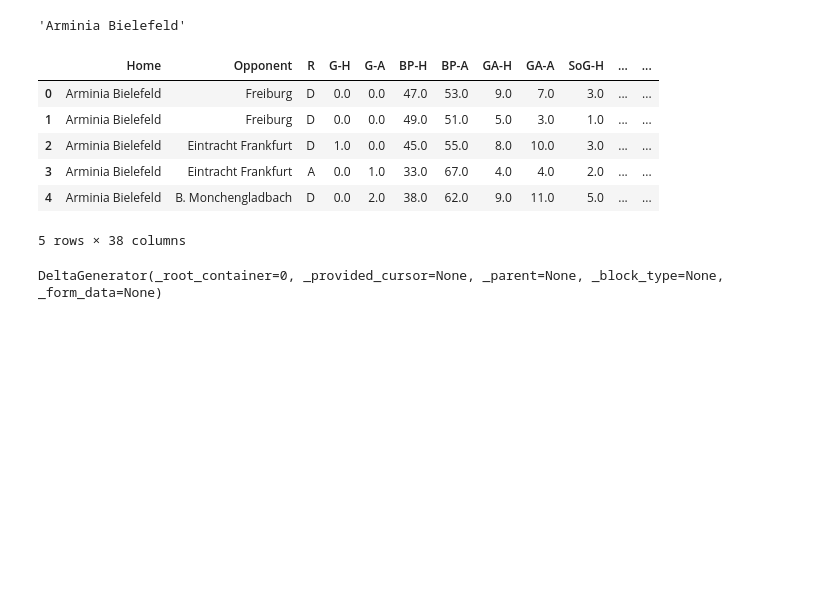
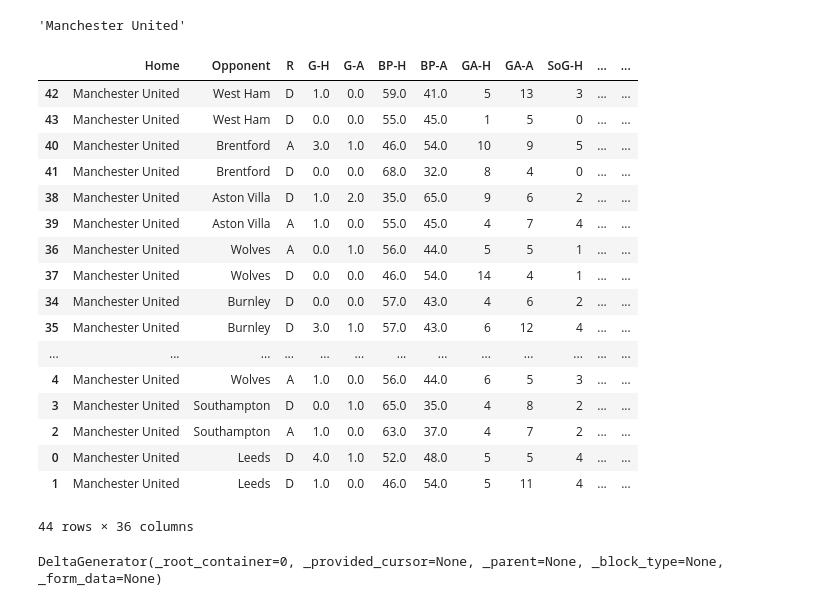
Before and after one commit to mgebele/football_stats, a Jupyter notebook: football_live.ipynb, the cells around one changed output. Cells and saved outputs as stored; diff of their text form; code cells hidden in the pictures; blank space fills up the shorter version.

Commit message:
fixed teamname naming conflict

```diff
--- a/football_live.ipynb
+++ b/football_live.ipynb
@@ -79,7 +79,7 @@ cleaned_names_saissons = sorted(cleaned_names_saissons, key=lambda x: int(
 
 global saison
 saison = st.sidebar.selectbox("Saison", list(
-    cleaned_names_saissons), 0)
+    cleaned_names_saissons), 3)
 print(saison)
 # map names back for reading the correct csv name
 # %% [output]
@@ -102,6 +102,7 @@ except:
     df_complete_saison = pd.read_csv(
         "htdatan/"+saison+"_24102021.csv", index_col=0, encoding='utf-8')
 
+df_complete_saison = df_complete_saison.replace(teamnamedict)
 dfallteamnamesl = df_complete_saison.H_Teamnames.unique()
 
 # take only the 0 part of the every list entry
@@ -110,7 +111,7 @@ for x in range(0, len(dfallteamnamesl)):
     teamsoptions.append(dfallteamnamesl[x])
 
 global xg_team
-xg_team = st.sidebar.selectbox("Team", list(np.sort(teamsoptions)), 0)
+xg_team = st.sidebar.selectbox("Team", list(np.sort(teamsoptions)), 12)
 
 # convert string to df to use process_team_names_of_df function
 df_teamname = pd.DataFrame([xg_team])
@@ -126,0 +151,14 @@ df = df_complete_saison[(df_complete_saison.H_Teamnames == team) | (
+# %%
+
+# convert string to df to use process_team_names_of_df function
+df_teamname = pd.DataFrame([xg_team])
+
+# convert xg teamnames to correct ones that are used in htdatan
+team_df = df_teamname.replace(teamnamedict)
+# teamname corrected that it fits to htdatan teamnames
+team = team_df.iloc[0][0]
+
+df = df_complete_saison[(df_complete_saison.H_Teamnames == team) | (
+    df_complete_saison.A_Teamnames == team)]
+
+# return df, team, saison
@@ -127,4 +472,4 @@ df = df_complete_saison[(df_complete_saison.H_Teamnames == team) | (
 # %%
 team
 # %% [output]
-'Arminia Bielefeld'
+'Manchester United'
@@ -437,6 +494,27 @@ df4Home, df4OpponentReversed = df_specific_team(
     dfxg_df_merged_cleaned, team)
 
 df4Complete = create_df4Complete(df4Home, df4OpponentReversed)
+# %%
+df4Complete
+# %% [output]
+|  | Home | Opponent | R | G-H | G-A | BP-H | BP-A | GA-H | GA-A | SoG-H | ... | ... |
+| 42 | Manchester United | West Ham | D | 1.0 | 0.0 | 59.0 | 41.0 | 5 | 13 | 3 | ... | ... |
+| 43 | Manchester United | West Ham | D | 0.0 | 0.0 | 55.0 | 45.0 | 1 | 5 | 0 | ... | ... |
+| 40 | Manchester United | Brentford | A | 3.0 | 1.0 | 46.0 | 54.0 | 10 | 9 | 5 | ... | ... |
+| 41 | Manchester United | Brentford | D | 0.0 | 0.0 | 68.0 | 32.0 | 8 | 4 | 0 | ... | ... |
+| 38 | Manchester United | Aston Villa | D | 1.0 | 2.0 | 35.0 | 65.0 | 9 | 6 | 2 | ... | ... |
+| 39 | Manchester United | Aston Villa | A | 1.0 | 0.0 | 55.0 | 45.0 | 4 | 7 | 4 | ... | ... |
+| 36 | Manchester United | Wolves | A | 0.0 | 1.0 | 56.0 | 44.0 | 5 | 5 | 1 | ... | ... |
+| 37 | Manchester United | Wolves | D | 0.0 | 0.0 | 46.0 | 54.0 | 14 | 4 | 1 | ... | ... |
+| 34 | Manchester United | Burnley | D | 0.0 | 0.0 | 57.0 | 43.0 | 4 | 6 | 2 | ... | ... |
+| 35 | Manchester United | Burnley | D | 3.0 | 1.0 | 57.0 | 43.0 | 6 | 12 | 4 | ... | ... |
+| ... | ... | ... | ... | ... | ... | ... | ... | ... | ... | ... | ... | ... |
+| 4 | Manchester United | Wolves | A | 1.0 | 0.0 | 56.0 | 44.0 | 6 | 5 | 3 | ... | ... |
+| 3 | Manchester United | Southampton | D | 0.0 | 1.0 | 65.0 | 35.0 | 4 | 8 | 2 | ... | ... |
+| 2 | Manchester United | Southampton | A | 1.0 | 0.0 | 63.0 | 37.0 | 4 | 7 | 2 | ... | ... |
+| 0 | Manchester United | Leeds | D | 4.0 | 1.0 | 52.0 | 48.0 | 5 | 5 | 4 | ... | ... |
+| 1 | Manchester United | Leeds | D | 1.0 | 0.0 | 46.0 | 54.0 | 5 | 11 | 4 | ... | ... |
+44 rows × 36 columns
 # %%
 slidertext = 'Show last x halftimes'
 nrGames = st.sidebar.slider(slidertext, max_value=len(
@@ -506,14 +584,6 @@ df4Complete = df4Complete.sort_index()
 df4Complete["halftime"] = 0
 df4Complete.iloc[::2]["halftime"] = 2
 df4Complete.iloc[1::2]["halftime"] = 1
-# %% [output]
-|  | Home | Opponent | R | G-H | G-A | BP-H | BP-A | GA-H | GA-A | SoG-H | ... | ... |
-| 0 | Arminia Bielefeld | Freiburg | D | 0.0 | 0.0 | 47.0 | 53.0 | 9.0 | 7.0 | 3.0 | ... | ... |
-| 1 | Arminia Bielefeld | Freiburg | D | 0.0 | 0.0 | 49.0 | 51.0 | 5.0 | 3.0 | 1.0 | ... | ... |
-| 2 | Arminia Bielefeld | Eintracht Frankfurt | D | 1.0 | 0.0 | 45.0 | 55.0 | 8.0 | 10.0 | 3.0 | ... | ... |
-| 3 | Arminia Bielefeld | Eintracht Frankfurt | A | 0.0 | 1.0 | 33.0 | 67.0 | 4.0 | 4.0 | 2.0 | ... | ... |
-| 4 | Arminia Bielefeld | B. Monchengladbach | D | 0.0 | 2.0 | 38.0 | 62.0 | 9.0 | 11.0 | 5.0 | ... | ... |
-5 rows × 38 columns
 # %%
 
 figScatter = px.scatter(
```
Also changed, not shown: parts of 6 cells of this notebook, 2 other files.
